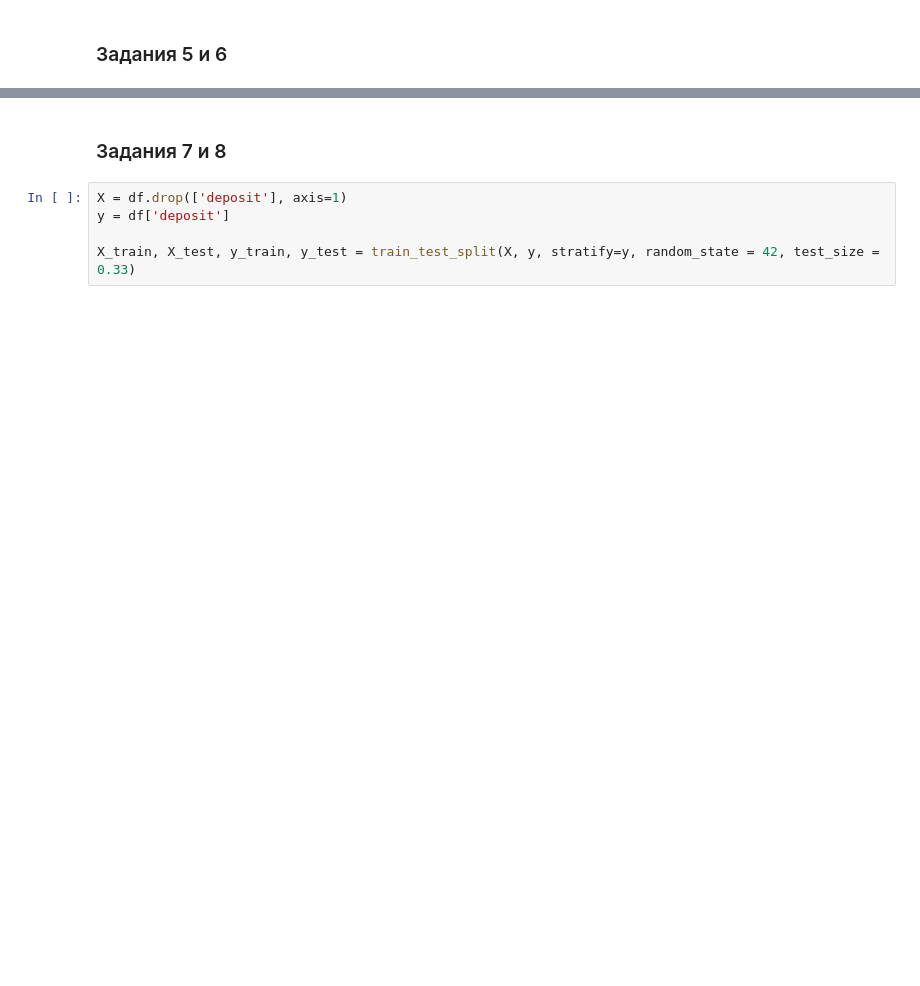
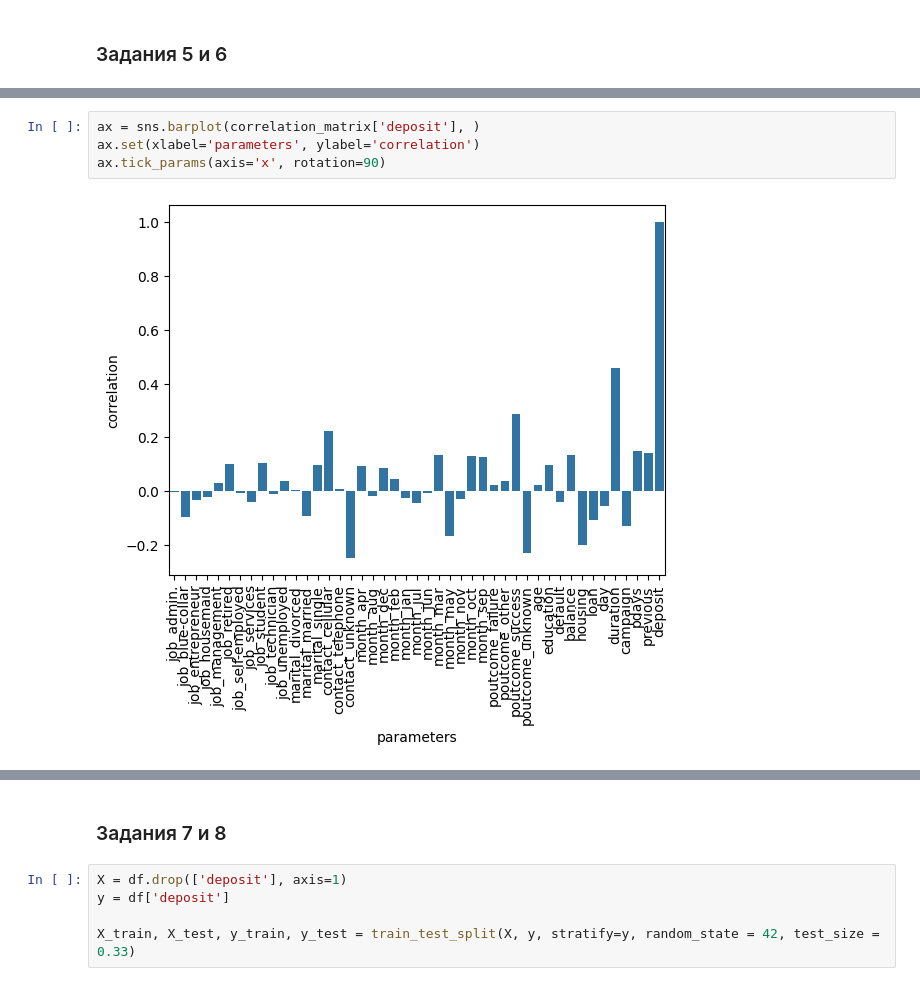
Before and after one commit to eartzhi/lessons, a Jupyter notebook: project_4/Project_4_ML.ipynb, the cells around one changed output, grey strips where cells are left out. Drawn from its saved outputs; the diff is of its cells as text; blank space fills up the shorter version.

```diff
--- a/project_4/Project_4_ML.ipynb
+++ b/project_4/Project_4_ML.ipynb
@@ -495,0 +523,6 @@ ax2.set(title='deposit not approved')
+# %%
+ax = sns.barplot(correlation_matrix['deposit'], )
+ax.set(xlabel='parameters', ylabel='correlation')
+ax.tick_params(axis='x', rotation=90)
+# %% [output]
+[figure, added]
```
Also changed, not shown: parts of 15 cells of this notebook, 7 other files.
